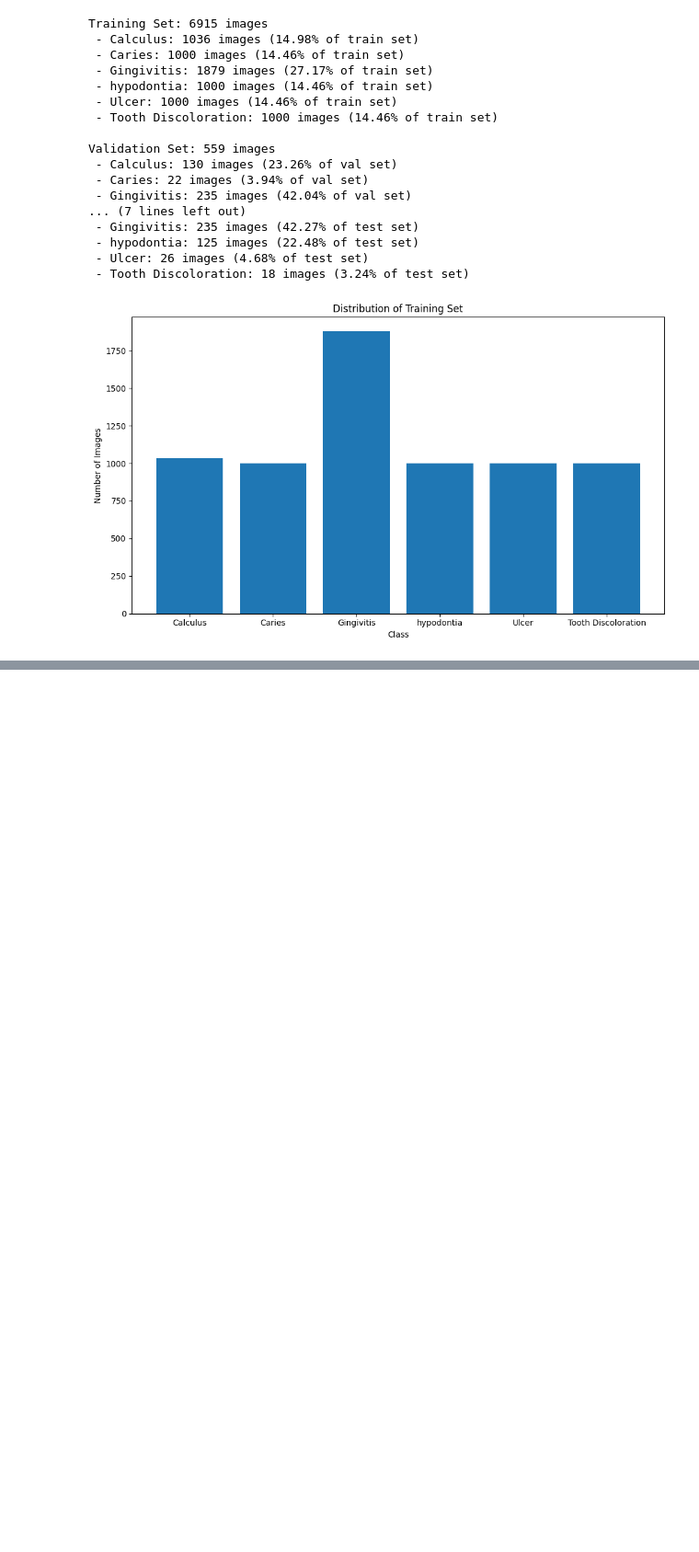
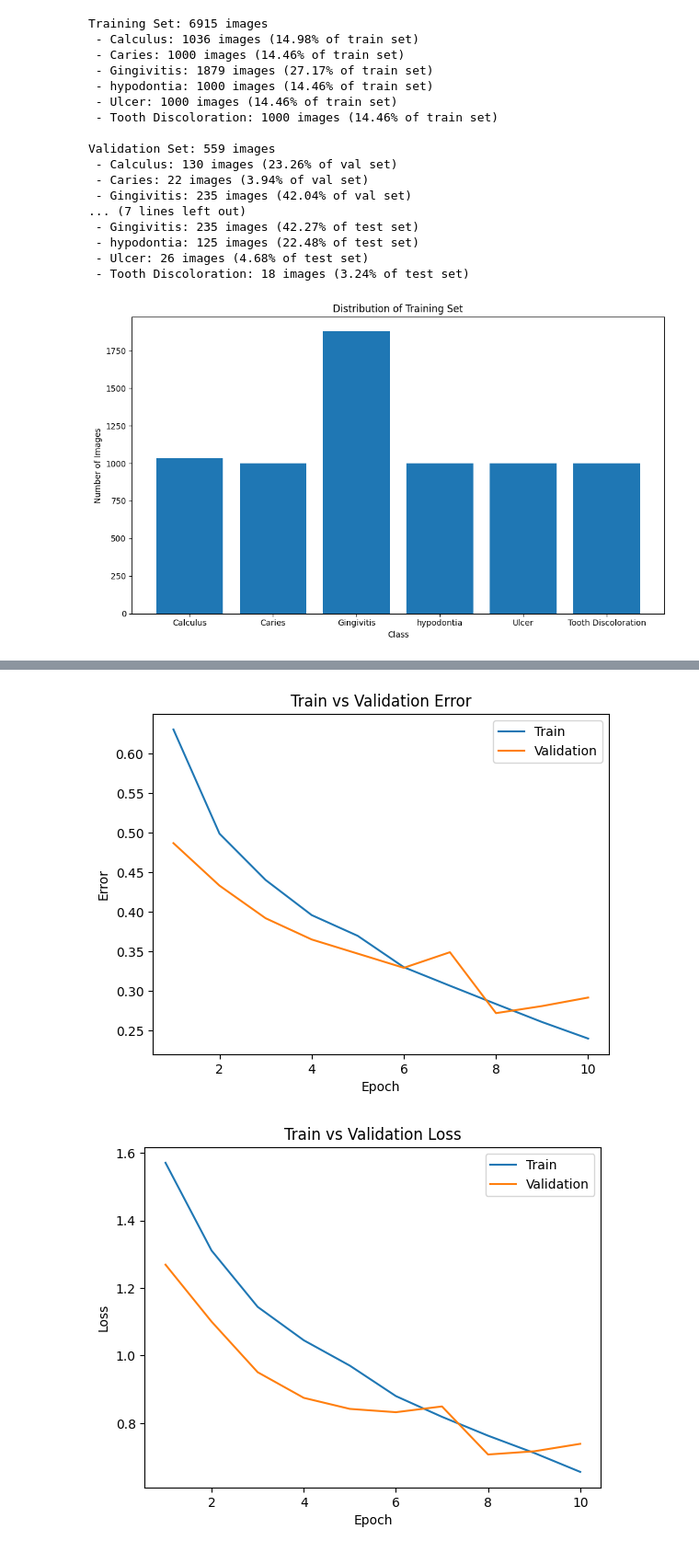
Before and after one commit to ymoola/APS360_Project, a Jupyter notebook: Project_Code.ipynb, the cells around one changed output, grey strips where cells are left out. Shown at 92% size. Cells and saved outputs as stored; diff of their text form; code cells hidden in the pictures; blank space fills up the shorter version.

Commit message:
Primary Model

```diff
--- a/Project_Code.ipynb
+++ b/Project_Code.ipynb
@@ -442,0 +768,6 @@ Tooth Discoloration       0.82      0.89      0.86       211
+# %%
+model_path = get_model_name("OralClassifier", batch_size= 128, learning_rate= 0.001, epoch=9)
+plot_training_curve(model_path)
+# %% [output]
+[figure, added]
+[figure, added]
```
Also changed, not shown: parts of 9 cells of this notebook.
